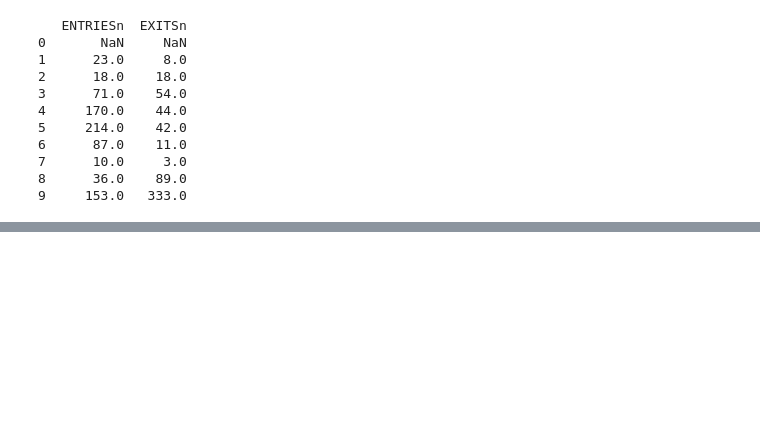
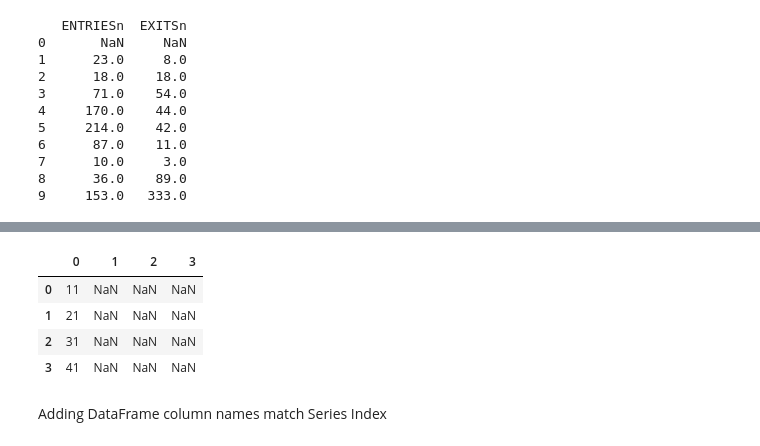
Before and after one commit to sumedhadewan/numpyAndpanda, a Jupyter notebook: Panda2D-DataFrame part 2.ipynb, the cells around one changed output, grey strips where cells are left out. Saved outputs shown, nothing was run; the diff lists cells and outputs as text; code cells hidden in the pictures; blank space fills up the shorter version.

```diff
--- a/Panda2D-DataFrame part 2.ipynb
+++ b/Panda2D-DataFrame part 2.ipynb
@@ -210,0 +272,5 @@ print(get_hourly_entries_and_exits(entries_and_exits))
+# %%
+s = pd.Series([1, 2, 3, 4])
+df = pd.DataFrame({0: [10, 20, 30, 40]})
+print(s)
+print(df)
@@ -210,0 +288,10 @@ print(get_hourly_entries_and_exits(entries_and_exits))
+# %%
+df + s
+# %% [output]
+|  | 0 | 1 | 2 | 3 |
+| 0 | 11 | NaN | NaN | NaN |
+| 1 | 21 | NaN | NaN | NaN |
+| 2 | 31 | NaN | NaN | NaN |
+| 3 | 41 | NaN | NaN | NaN |
+# %% [markdown]
+Adding DataFrame column names match Series Index
```
Also changed, not shown: parts of 26 cells of this notebook.
